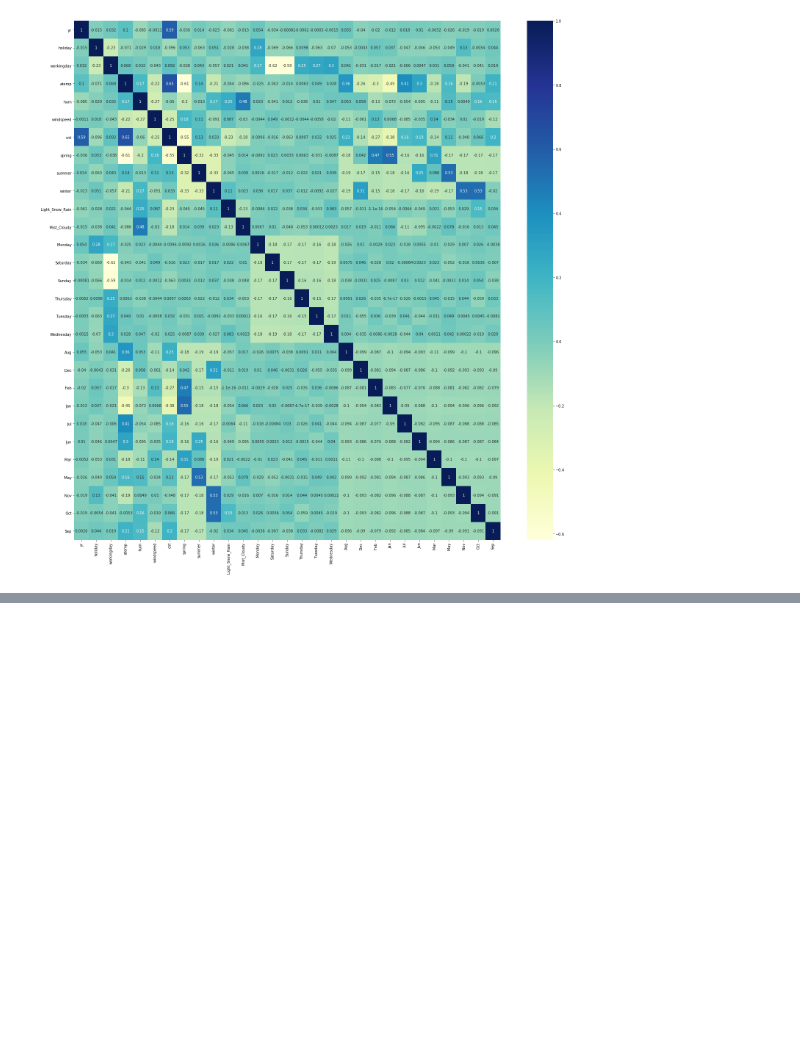
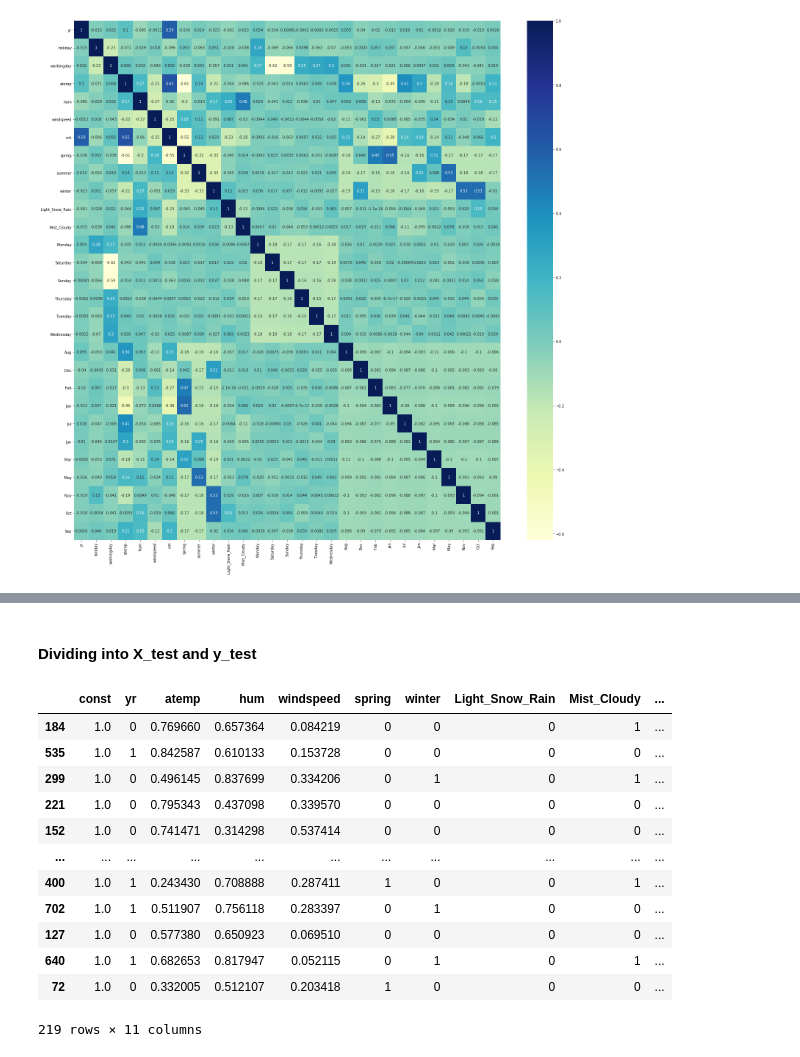
Before and after one commit to Dharani-Arumugam/Machine-Learning, a Jupyter notebook: Linear Regression/Bike Sharing assignment.ipynb, the cells around one changed output, grey strips where cells are left out. Cells and saved outputs as stored; diff of their text form; code cells hidden in the pictures; blank space fills up the shorter version.

```diff
--- a/Linear Regression/Bike Sharing assignment.ipynb
+++ b/Linear Regression/Bike Sharing assignment.ipynb
@@ -311,0 +690,5 @@ plt.show()
+# %%
+num_vars = ['atemp','hum','windspeed', 'cnt']
+df_test[num_vars] = scaler.transform(df_test[num_vars])
+# %% [markdown]
+#### Dividing into X_test and y_test
@@ -311,0 +706,16 @@ plt.show()
+# %%
+X_test_m4
+# %% [output]
+|  | const | yr | atemp | hum | windspeed | spring | winter | Light_Snow_Rain | Mist_Cloudy | ... |
+| 184 | 1.0 | 0 | 0.769660 | 0.657364 | 0.084219 | 0 | 0 | 0 | 1 | ... |
+| 535 | 1.0 | 1 | 0.842587 | 0.610133 | 0.153728 | 0 | 0 | 0 | 0 | ... |
+| 299 | 1.0 | 0 | 0.496145 | 0.837699 | 0.334206 | 0 | 1 | 0 | 1 | ... |
+| 221 | 1.0 | 0 | 0.795343 | 0.437098 | 0.339570 | 0 | 0 | 0 | 0 | ... |
+| 152 | 1.0 | 0 | 0.741471 | 0.314298 | 0.537414 | 0 | 0 | 0 | 0 | ... |
+| ... | ... | ... | ... | ... | ... | ... | ... | ... | ... | ... |
+| 400 | 1.0 | 1 | 0.243430 | 0.708888 | 0.287411 | 1 | 0 | 0 | 1 | ... |
+| 702 | 1.0 | 1 | 0.511907 | 0.756118 | 0.283397 | 0 | 1 | 0 | 0 | ... |
+| 127 | 1.0 | 0 | 0.577380 | 0.650923 | 0.069510 | 0 | 0 | 0 | 0 | ... |
+| 640 | 1.0 | 1 | 0.682653 | 0.817947 | 0.052115 | 0 | 1 | 0 | 1 | ... |
+| 72 | 1.0 | 0 | 0.332005 | 0.512107 | 0.203418 | 1 | 0 | 0 | 0 | ... |
+219 rows × 11 columns
```
Also changed, not shown: parts of 50 cells of this notebook.
